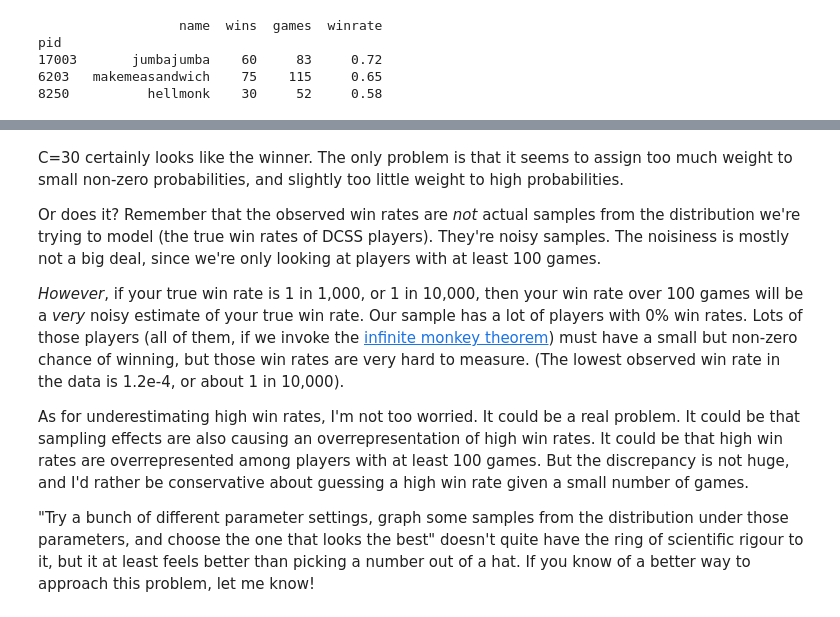
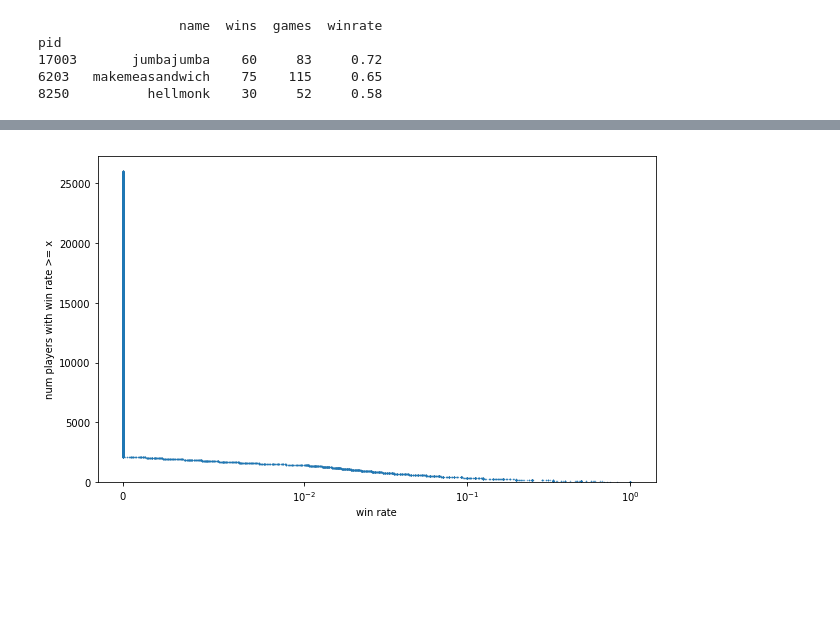
Before and after one commit to colinmorris/crawl-coroner, a Jupyter notebook: players_bp.ipynb, the cells around one changed output, grey strips where cells are left out. Cells and saved outputs as stored; diff of their text form; code cells hidden in the pictures; blank space fills up the shorter version.

```diff
--- a/players_bp.ipynb
+++ b/players_bp.ipynb
@@ -342,6 +209,8 @@ Let's see what this smoothing looks like in practice when applied to the players
 import winrate
 g['raw winrate'] = g.groupby('pid')['won'].mean().loc[g['pid']].values
 g['wr'] = winrate.smoothed_winrate(g)
-print "Distribution of raw/smoothed winrates over players...\n"
-print (100*g.groupby('pid')[['raw winrate', 'wr']].mean()).rename(columns={'wr': 'smoothed winrate'})\
-    .describe([.1, .25, .5, .75, .9, .95, .975, .99, .995])
+#print "Distribution of raw/smoothed winrates over players...\n"
+#print (100*g.groupby('pid')[['raw winrate', 'wr']].mean()).rename(columns={'wr': 'smoothed winrate'})\
+#    .describe([.1, .25, .5, .75, .9, .95, .975, .99, .995])
+rwrpp = g.groupby('pid')['raw winrate'].first()
+wrpp = g.groupby('pid')['wr'].first()
@@ -532,10 +217,15 @@ for (C, ax) in zip(Cs, axes.flatten()):
-# %% [markdown]
-C=30 certainly looks like the winner. The only problem is that it seems to assign too much weight to small non-zero probabilities, and slightly too little weight to high probabilities.
-
-Or does it? Remember that the observed win rates are *not* actual samples from the distribution we're trying to model (the true win rates of DCSS players). They're noisy samples. The noisiness is mostly not a big deal, since we're only looking at players with at least 100 games.
-
-*However*, if your true win rate is 1 in 1,000, or 1 in 10,000, then your win rate over 100 games will be a *very* noisy estimate of your true win rate. Our sample has a lot of players with 0% win rates. Lots of those players (all of them, if we invoke the [infinite monkey theorem](https://en.wikipedia.org/wiki/Infinite_monkey_theorem)) must have a small but non-zero chance of winning, but those win rates are very hard to measure. (The lowest observed win rate in the data is 1.2e-4, or about 1 in 10,000).
-
-As for underestimating high win rates, I'm not too worried. It could be a real problem. It could be that sampling effects are also causing an overrepresentation of high win rates. It could be that high win rates are overrepresented among players with at least 100 games. But the discrepancy is not huge, and I'd rather be conservative about guessing a high win rate given a small number of games.
-
-"Try a bunch of different parameter settings, graph some samples from the distribution under those parameters, and choose the one that looks the best" doesn't quite have the ring of scientific rigour to it, but it at least feels better than picking a number out of a hat. If you know of a better way to approach this problem, let me know!
+# %%
+fig, ax = plt.subplots(figsize=FS)
+order = -1
+#ax.step(np.sort(wrpp.values)[::order], np.arange(len(wrpp))+1, label='smoothed', alpha=.7, lw=0, marker='.');
+#ax.step(np.sort(rwrpp.values)[::order], np.arange(len(rwrpp))+1, label='raw');
+ax.plot(np.sort(rwrpp.values)[::order], np.arange(len(rwrpp))+1, label='raw', alpha=.7,
+        lw=0, marker='.', ms=1,
+       );
+xlin = 10**-2
+ax.set_xscale('symlog', linthreshx=xlin);
+ax.set_xlabel('win rate')
+ax.set_ylabel('num players with win rate >= x')
+ax.set_ylim(bottom=0);
+# %% [output]
+[figure, added]
```
Also changed, not shown: parts of 28 cells of this notebook, 3 other files.
